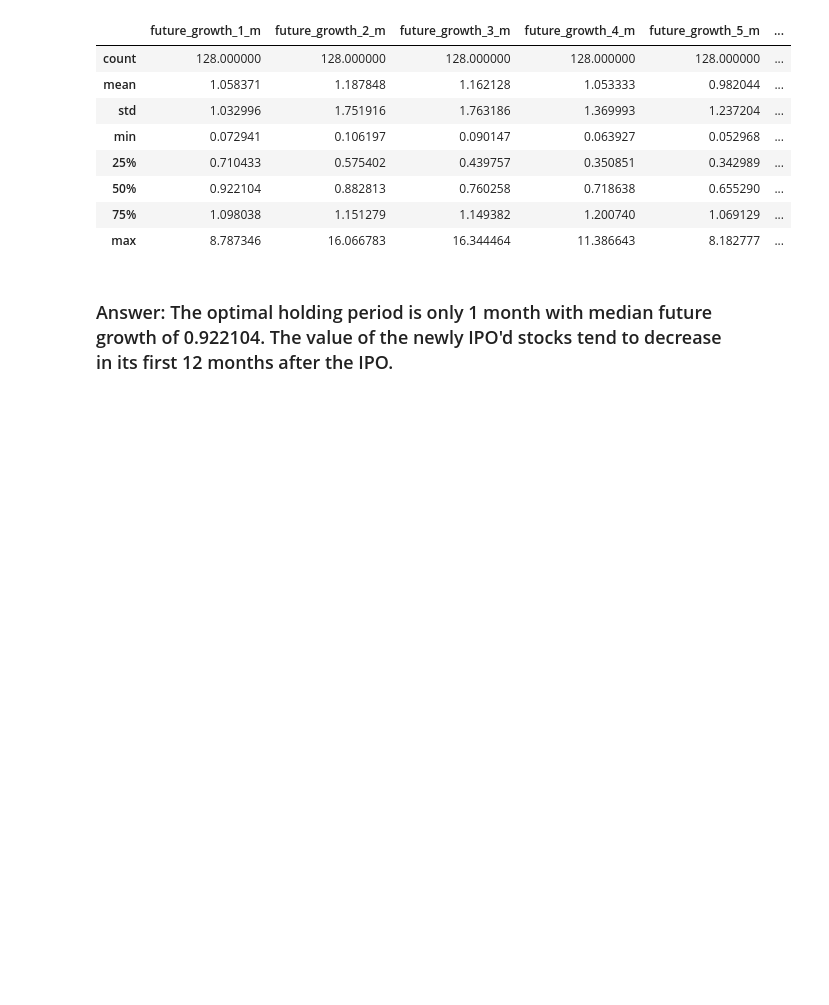
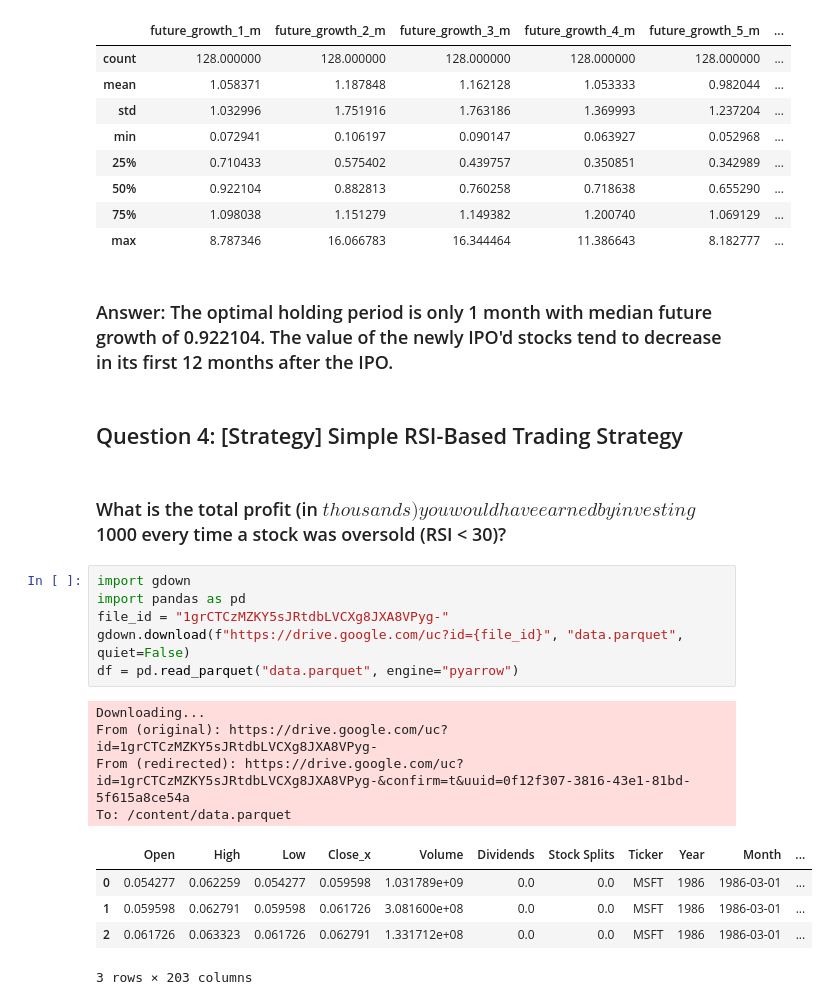
Before and after one commit to romadvincula/learn, a Jupyter notebook: dtc/stock-market-analytics-zoomcamp-2026/02-dataframe-analysis/homework2_answered.ipynb, the cells around one changed output. Drawn from its saved outputs; the diff is of its cells as text; blank space fills up the shorter version.

```diff
--- a/dtc/stock-market-analytics-zoomcamp-2026/02-dataframe-analysis/homework2_answered.ipynb
+++ b/dtc/stock-market-analytics-zoomcamp-2026/02-dataframe-analysis/homework2_answered.ipynb
@@ -440,3 +440,23 @@ merged_df.describe()
 | max | 8.787346 | 16.066783 | 16.344464 | 11.386643 | 8.182777 | ... |
 # %% [markdown]
 ### Answer: The optimal holding period is only 1 month with median future growth of 0.922104. The value of the newly IPO'd stocks tend to decrease in its first 12 months after the IPO.
+# %% [markdown]
+## Question 4: [Strategy] Simple RSI-Based Trading Strategy
+# %% [markdown]
+### What is the total profit (in $ thousands) you would have earned by investing $1000 every time a stock was oversold (RSI < 30)?
+# %%
+import gdown
+import pandas as pd
+file_id = "1grCTCzMZKY5sJRtdbLVCXg8JXA8VPyg-"
+gdown.download(f"https://drive.google.com/uc?id={file_id}", "data.parquet", quiet=False)
+df = pd.read_parquet("data.parquet", engine="pyarrow")
+# %% [output]
+Downloading...
+From (original): https://drive.google.com/uc?id=1grCTCzMZKY5sJRtdbLVCXg8JXA8VPyg-
+From (redirected): https://drive.google.com/uc?id=1grCTCzMZKY5sJRtdbLVCXg8JXA8VPyg-&confirm=t&uuid=0f12f307-3816-43e1-81bd-5f615a8ce54a
+To: /content/data.parquet
+|  | Open | High | Low | Close_x | Volume | Dividends | Stock Splits | Ticker | Year | Month | ... |
+| 0 | 0.054277 | 0.062259 | 0.054277 | 0.059598 | 1.031789e+09 | 0.0 | 0.0 | MSFT | 1986 | 1986-03-01 | ... |
+| 1 | 0.059598 | 0.062791 | 0.059598 | 0.061726 | 3.081600e+08 | 0.0 | 0.0 | MSFT | 1986 | 1986-03-01 | ... |
+| 2 | 0.061726 | 0.063323 | 0.061726 | 0.062791 | 1.331712e+08 | 0.0 | 0.0 | MSFT | 1986 | 1986-03-01 | ... |
+3 rows × 203 columns
```
Also changed, not shown: parts of 5 cells of this notebook.
